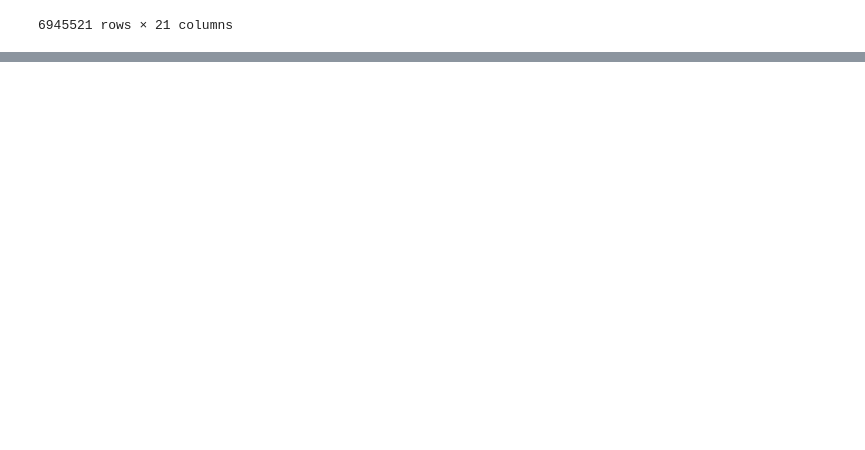
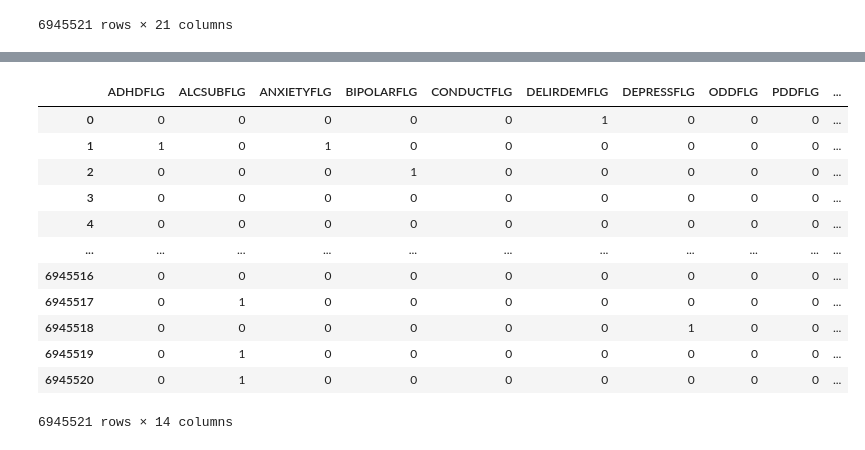
Before and after one commit to onayeri/SAMHDA_Summary, a Jupyter notebook: Mental_Health_DemoData_json.ipynb, the cells around one changed output, grey strips where cells are left out. Cells and saved outputs as stored; diff of their text form; code cells hidden in the pictures; blank space fills up the shorter version.

```diff
--- a/Mental_Health_DemoData_json.ipynb
+++ b/Mental_Health_DemoData_json.ipynb
@@ -383,0 +377,50 @@ clean_mh_demo_data_df
+# %%
+def get_diagnosis(row):
+    diagnoses = []
+    if row['ADHDFLG'] == 1:
+        diagnoses.append('Attention deficit/hyperactivity disorder (ADHD)')
+    if row['ALCSUBFLG'] == 1:
+        diagnoses.append('Alcohol or substance use disorders')
+    if row['ANXIETYFLG'] == 1:
+        diagnoses.append('Anxiety disorders')
+    if row['BIPOLARFLG'] == 1:
+        diagnoses.append('Bipolar disorders')
+    if row['CONDUCTFLG'] == 1:
+        diagnoses.append('Conduct disorders')
+    if row['DELIRDEMFLG'] == 1:
+        diagnoses.append('Delirium/dementia')
+    if row['DEPRESSFLG'] == 1:
+        diagnoses.append('Depressive disorders')
+    if row['ODDFLG'] == 1:
+        diagnoses.append('Oppositional defiant disorders')
+    if row['PDDFLG'] == 1:
+        diagnoses.append('Pervasive developmental disorder')
+    if row['PERSONFLG'] == 1:
+        diagnoses.append('Personality disorders')
+    if row['SCHIZOFLG'] == 1:
+        diagnoses.append('Schizophrenia or other psychotic disorders')
+    if row['TRAUSTREFLG'] == 1:
+        diagnoses.append('Trauma- and stressor-related disorders')
+    if row['OTHERDISFLG'] == 1:
+        diagnoses.append('Other disorders/conditions')
+    if not diagnoses:
+        diagnoses.append("Information unavailable")
+    return ", ".join(diagnoses)
+
+diagnosis_data_df = diagnosis_data_df.assign(DIAGNOSIS=diagnosis_data_df.apply(get_diagnosis, axis=1))
+# %%
+diagnosis_data_df
+# %% [output]
+|  | ADHDFLG | ALCSUBFLG | ANXIETYFLG | BIPOLARFLG | CONDUCTFLG | DELIRDEMFLG | DEPRESSFLG | ODDFLG | PDDFLG | ... |
+| 0 | 0 | 0 | 0 | 0 | 0 | 1 | 0 | 0 | 0 | ... |
+| 1 | 1 | 0 | 1 | 0 | 0 | 0 | 0 | 0 | 0 | ... |
+| 2 | 0 | 0 | 0 | 1 | 0 | 0 | 0 | 0 | 0 | ... |
+| 3 | 0 | 0 | 0 | 0 | 0 | 0 | 0 | 0 | 0 | ... |
+| 4 | 0 | 0 | 0 | 0 | 0 | 0 | 0 | 0 | 0 | ... |
+| ... | ... | ... | ... | ... | ... | ... | ... | ... | ... | ... |
+| 6945516 | 0 | 0 | 0 | 0 | 0 | 0 | 0 | 0 | 0 | ... |
+| 6945517 | 0 | 1 | 0 | 0 | 0 | 0 | 0 | 0 | 0 | ... |
+| 6945518 | 0 | 0 | 0 | 0 | 0 | 0 | 1 | 0 | 0 | ... |
+| 6945519 | 0 | 1 | 0 | 0 | 0 | 0 | 0 | 0 | 0 | ... |
+| 6945520 | 0 | 1 | 0 | 0 | 0 | 0 | 0 | 0 | 0 | ... |
+6945521 rows × 14 columns
```
Also changed, not shown: parts of 27 cells of this notebook.
